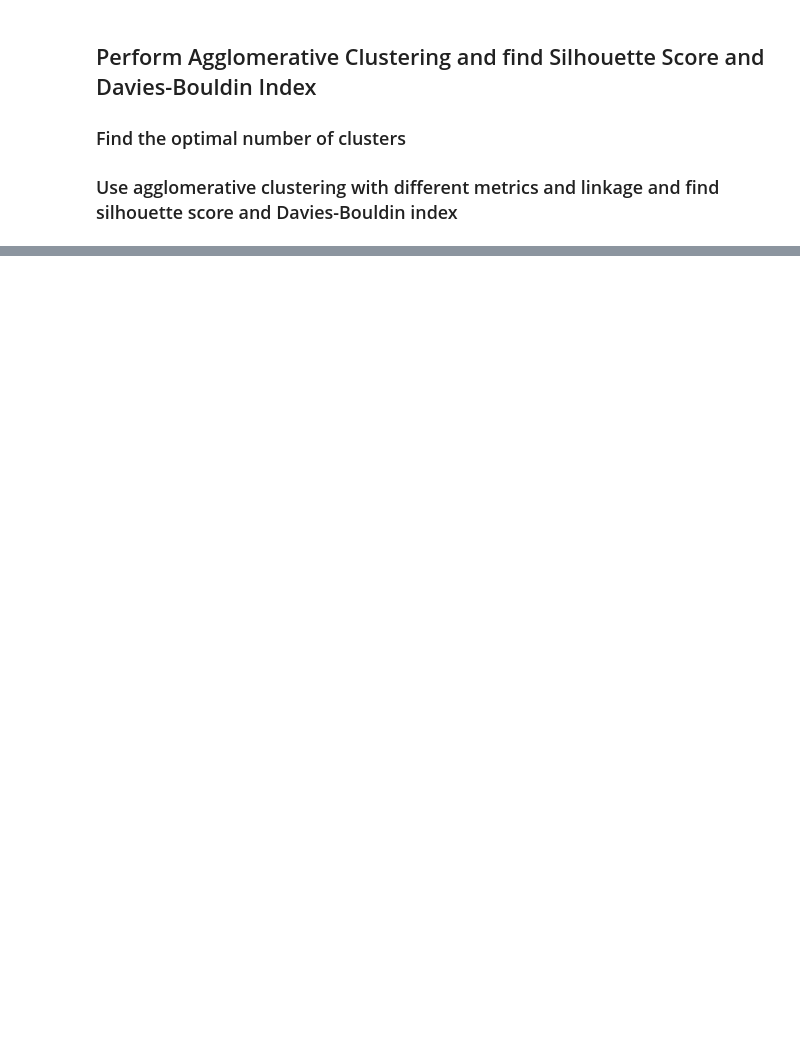
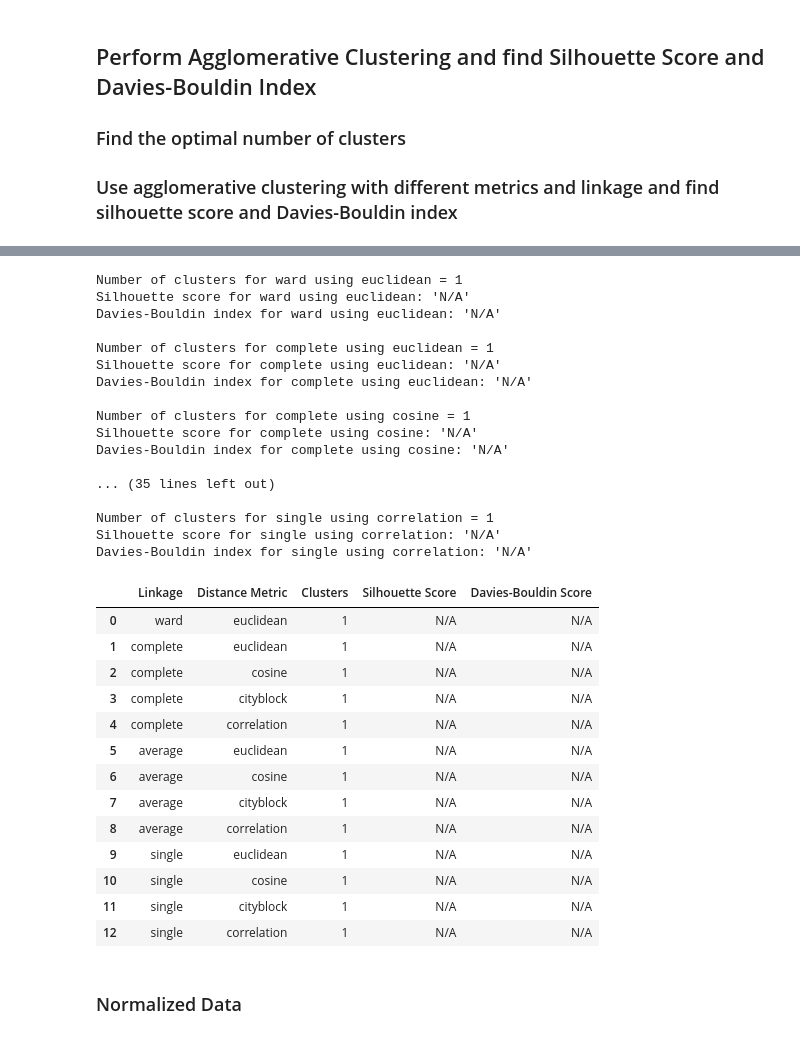
Before and after one commit to Yuki-bach/marketing, a Jupyter notebook: notebooks/agglomerative.ipynb, the cells around one changed output, grey strips where cells are left out. Saved outputs shown, nothing was run; the diff lists cells and outputs as text; code cells hidden in the pictures; blank space fills up the shorter version.

```diff
--- a/notebooks/agglomerative.ipynb
+++ b/notebooks/agglomerative.ipynb
@@ -207,0 +229,58 @@ Davies-Bouldin index for complete using correlation: 'N/A'
+# %%
+## ward linkage
+perform_clustering(df_standardized, 'ward', 'euclidean')
+
+## complete linkage
+perform_clustering(df_standardized, 'complete', 'euclidean')
+perform_clustering(df_standardized, 'complete', 'cosine')
+perform_clustering(df_standardized, 'complete', 'cityblock')
+perform_clustering(df_standardized, 'complete', 'correlation')
+
+## average linkage
+perform_clustering(df_standardized, 'average', 'euclidean')
+perform_clustering(df_standardized, 'average', 'cosine')
+perform_clustering(df_standardized, 'average', 'cityblock')
+perform_clustering(df_standardized, 'average', 'correlation')
+
+## single linkage
+perform_clustering(df_standardized, 'single', 'euclidean')
+perform_clustering(df_standardized, 'single', 'cosine')
+perform_clustering(df_standardized, 'single', 'cityblock')
+perform_clustering(df_standardized, 'single', 'correlation')
+
+results_df = pd.DataFrame(results, columns=['Linkage','Distance Metric', 'Clusters', 'Silhouette Score', 'Davies-Bouldin Score'])
+results_df
+# %% [output]
+Number of clusters for ward using euclidean = 1
+Silhouette score for ward using euclidean: 'N/A'
+Davies-Bouldin index for ward using euclidean: 'N/A'
+
+Number of clusters for complete using euclidean = 1
+Silhouette score for complete using euclidean: 'N/A'
+Davies-Bouldin index for complete using euclidean: 'N/A'
+
+Number of clusters for complete using cosine = 1
+Silhouette score for complete using cosine: 'N/A'
+Davies-Bouldin index for complete using cosine: 'N/A'
+
+... (35 lines left out)
+
+Number of clusters for single using correlation = 1
+Silhouette score for single using correlation: 'N/A'
+Davies-Bouldin index for single using correlation: 'N/A'
+|  | Linkage | Distance Metric | Clusters | Silhouette Score | Davies-Bouldin Score |
+| 0 | ward | euclidean | 1 | N/A | N/A |
+| 1 | complete | euclidean | 1 | N/A | N/A |
+| 2 | complete | cosine | 1 | N/A | N/A |
+| 3 | complete | cityblock | 1 | N/A | N/A |
+| 4 | complete | correlation | 1 | N/A | N/A |
+| 5 | average | euclidean | 1 | N/A | N/A |
+| 6 | average | cosine | 1 | N/A | N/A |
+| 7 | average | cityblock | 1 | N/A | N/A |
+| 8 | average | correlation | 1 | N/A | N/A |
+| 9 | single | euclidean | 1 | N/A | N/A |
+| 10 | single | cosine | 1 | N/A | N/A |
+| 11 | single | cityblock | 1 | N/A | N/A |
+| 12 | single | correlation | 1 | N/A | N/A |
+# %% [markdown]
+### Normalized Data
```
Also changed, not shown: parts of 24 cells of this notebook.
